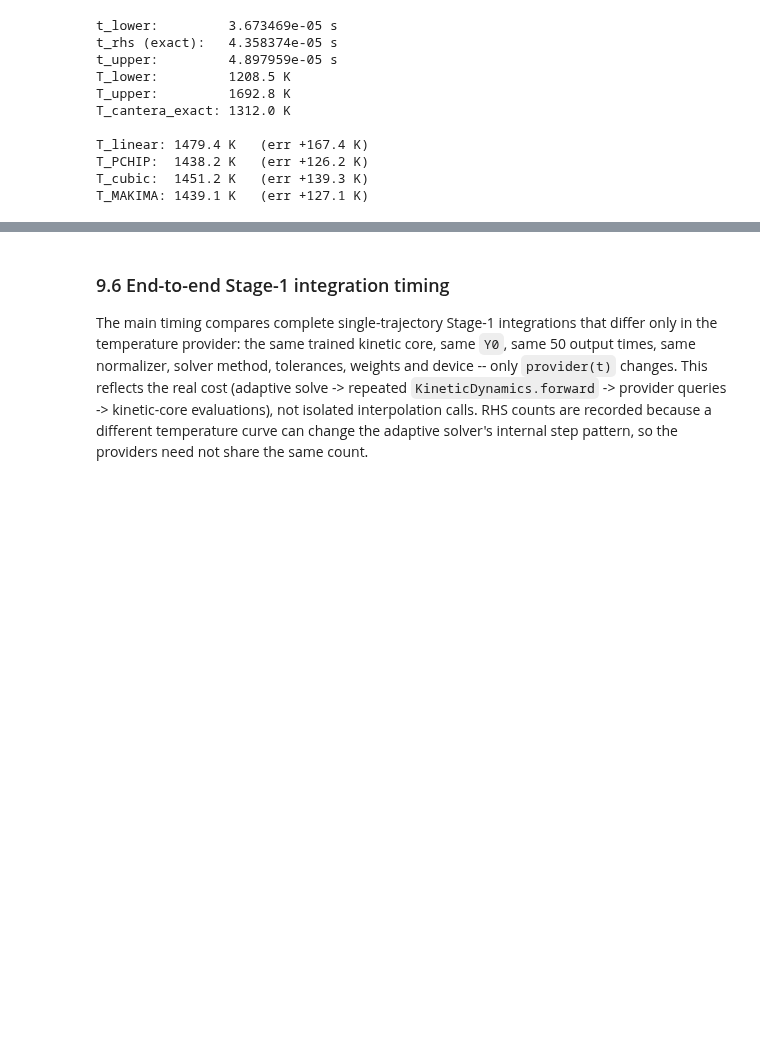
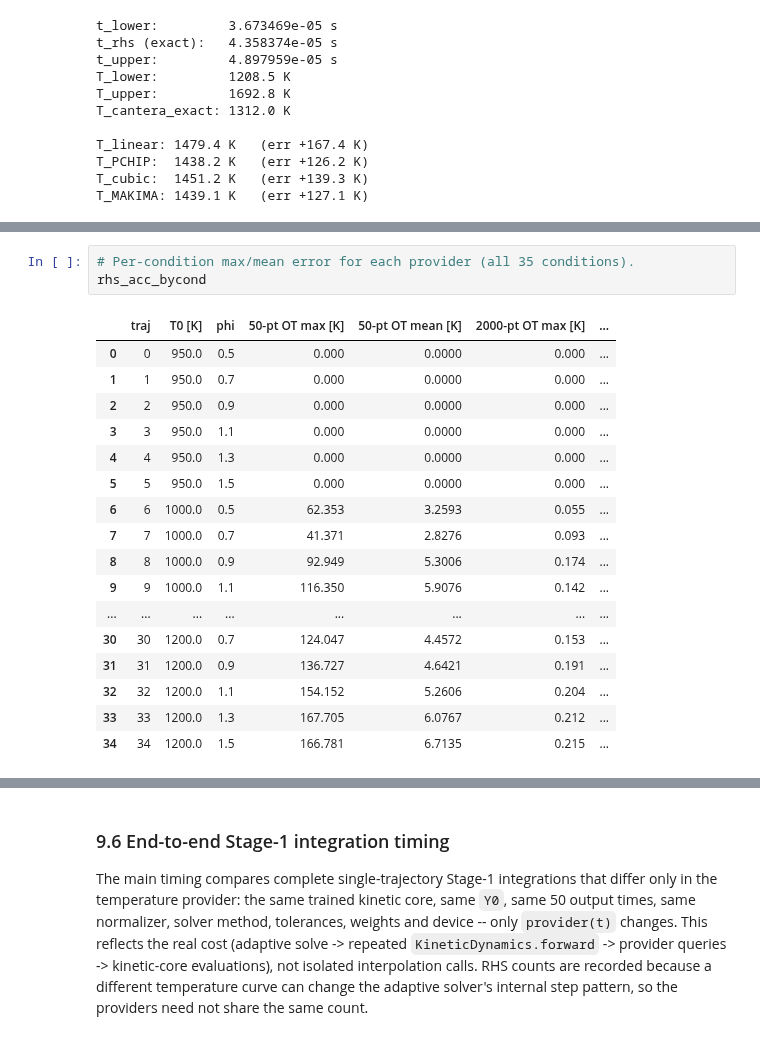
Before and after one commit to bnkglu/chemkan-tuwien, a Jupyter notebook: chemkan/notebooks/05_temperature_flow_audit.ipynb, the cells around one changed output, grey strips where cells are left out. Saved outputs shown, nothing was run; the diff lists cells and outputs as text; blank space fills up the shorter version.

```diff
--- a/chemkan/notebooks/05_temperature_flow_audit.ipynb
+++ b/chemkan/notebooks/05_temperature_flow_audit.ipynb
@@ -567,0 +651,21 @@ T_MAKIMA: 1439.1 K   (err +127.1 K)
+# %%
+# Per-condition max/mean error for each provider (all 35 conditions).
+rhs_acc_bycond
+# %% [output]
+|  | traj | T0 [K] | phi | 50-pt OT max [K] | 50-pt OT mean [K] | 2000-pt OT max [K] | ... |
+| 0 | 0 | 950.0 | 0.5 | 0.000 | 0.0000 | 0.000 | ... |
+| 1 | 1 | 950.0 | 0.7 | 0.000 | 0.0000 | 0.000 | ... |
+| 2 | 2 | 950.0 | 0.9 | 0.000 | 0.0000 | 0.000 | ... |
+| 3 | 3 | 950.0 | 1.1 | 0.000 | 0.0000 | 0.000 | ... |
+| 4 | 4 | 950.0 | 1.3 | 0.000 | 0.0000 | 0.000 | ... |
+| 5 | 5 | 950.0 | 1.5 | 0.000 | 0.0000 | 0.000 | ... |
+| 6 | 6 | 1000.0 | 0.5 | 62.353 | 3.2593 | 0.055 | ... |
+| 7 | 7 | 1000.0 | 0.7 | 41.371 | 2.8276 | 0.093 | ... |
+| 8 | 8 | 1000.0 | 0.9 | 92.949 | 5.3006 | 0.174 | ... |
+| 9 | 9 | 1000.0 | 1.1 | 116.350 | 5.9076 | 0.142 | ... |
+| ... | ... | ... | ... | ... | ... | ... | ... |
+| 30 | 30 | 1200.0 | 0.7 | 124.047 | 4.4572 | 0.153 | ... |
+| 31 | 31 | 1200.0 | 0.9 | 136.727 | 4.6421 | 0.191 | ... |
+| 32 | 32 | 1200.0 | 1.1 | 154.152 | 5.2606 | 0.204 | ... |
+| 33 | 33 | 1200.0 | 1.3 | 167.705 | 6.0767 | 0.212 | ... |
+| 34 | 34 | 1200.0 | 1.5 | 166.781 | 6.7135 | 0.215 | ... |
```
Also changed, not shown: parts of 29 cells of this notebook, 5 other files.
